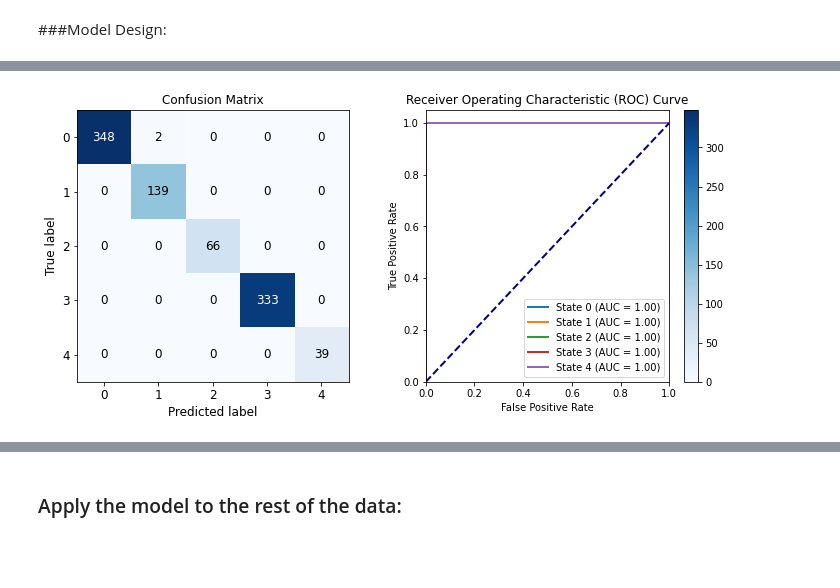
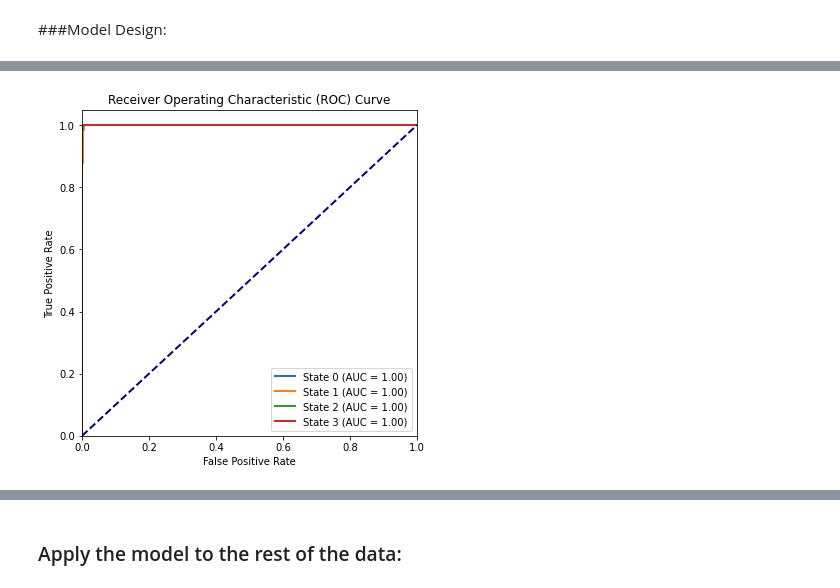
Before and after one commit to Barryjuait/Barryjuait, a Jupyter notebook: Dysk_MLP.ipynb, the cells around one changed output, grey strips where cells are left out. Saved outputs shown, nothing was run; the diff lists cells and outputs as text; code cells hidden in the pictures; blank space fills up the shorter version.

Commit message:
spectra plots modified

```diff
--- a/Dysk_MLP.ipynb
+++ b/Dysk_MLP.ipynb
@@ -67,22 +67,22 @@ path = '/content/drive/MyDrive/Colab Notebooks/'
 os.chdir(path)
 # %%
 #Read the dataset into a pandas.DataFrame
-df = pd.read_csv(path + 'CollectedSpectra.csv')
+Data = pd.read_csv(path + 'CollectedSpectra.csv')
 # %%
 #make a copy:
-Data = df.copy();
+df = Data.copy();
 # %%
 #remove nans:
 df.dropna(subset=['State'], axis=0, inplace=True);
+
+#leave only right hemisphere:
+df.drop(df[np.in1d(df['State'], [-1, 4])].index, inplace = True);
+df.drop(df[df['Hemi'] == 1].index, inplace = True);
+
+#update:
+df.State = df.State.astype('category');
+y = df.State;
 df.reset_index(drop=True, inplace=True);
-# %%
-#leave only right hemisphere:
-df.drop(df[np.logical_and(df['State'] == 4, df.Hemi == 1)].index, inplace = True);
-
-#update:
-y = df.State.astype('category');
-df.drop(['Acc', 'Hemi', 'State'], axis = 1, inplace = True);
-df.reset_index(drop = True, inplace = True);
 # %%
 df.describe().T
 # %% [output]
@@ -393,30 +390,21 @@ R-squared for the validation set: 0.9989
 # %%
-# Plot the confusion matrix and the ROC curve in the same figure
-fig, ax = plt.subplots(1, 2, figsize=(12, 5))
-
-# Plot the confusion matrix
-plot_confusion_matrix(originalStates, predStates, title = 'Confusion Matrix',text_fontsize = 'large',
-                      title_fontsize = 'large', ax = ax[0])
-ax[0].set_xlabel("Predicted label")
-ax[0].set_ylabel("True label")
-ax[0].set_title("Confusion Matrix")
-
 # Plot the ROC curve
 bStates = np.unique(originalStates);
+fig, ax = plt.subplots(1, 1, figsize=(6, 6))
 for k in range(len(bStates)):
   fpr, tpr, thresholds = roc_curve(originalStates == bStates[k], pred_probs[:,k]);
   roc_auc = auc(fpr, tpr)
 
-  ax[1].plot(fpr, tpr, lw=2, label= f'State {bStates[k]} (AUC = {roc_auc:0.2f})')
+  ax.plot(fpr, tpr, lw=2, label= f'State {bStates[k]} (AUC = {roc_auc:0.2f})')
 
-ax[1].plot([0, 1], [0, 1], color='navy', lw=2, linestyle='--')
-ax[1].set_xlim([0.0, 1.0])
-ax[1].set_ylim([0.0, 1.05])
-ax[1].set_xlabel('False Positive Rate')
-ax[1].set_ylabel('True Positive Rate')
-ax[1].set_title('Receiver Operating Characteristic (ROC) Curve')
-ax[1].legend(loc="lower right")
+ax.plot([0, 1], [0, 1], color='navy', lw=2, linestyle='--')
+ax.set_xlim([0.0, 1.0])
+ax.set_ylim([0.0, 1.05])
+ax.set_xlabel('False Positive Rate')
+ax.set_ylabel('True Positive Rate')
+ax.set_title('Receiver Operating Characteristic (ROC) Curve')
+ax.legend(loc="lower right")
 
 plt.show()
 # %% [output]
-[figure, old version]
+[figure, new version]
```
Also changed, not shown: parts of 22 cells of this notebook.
